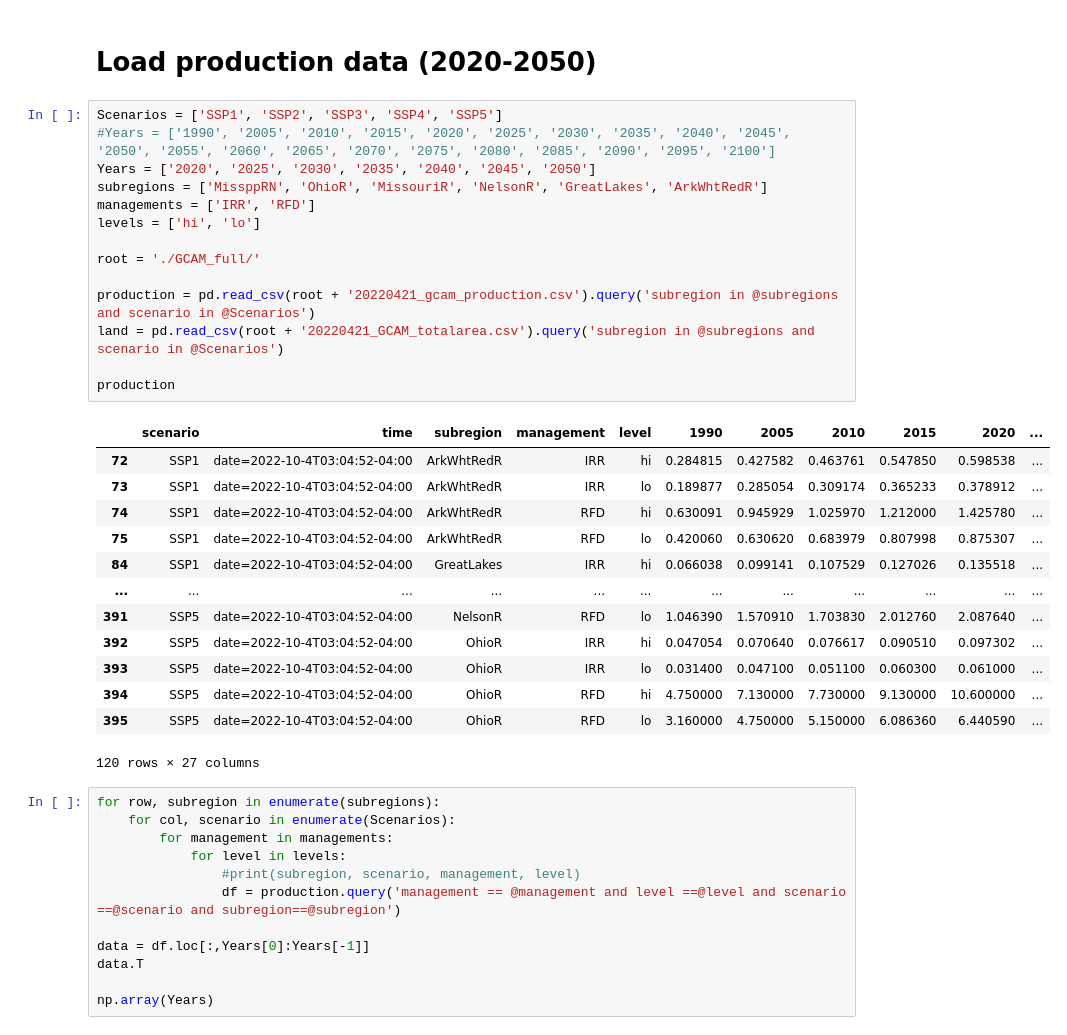
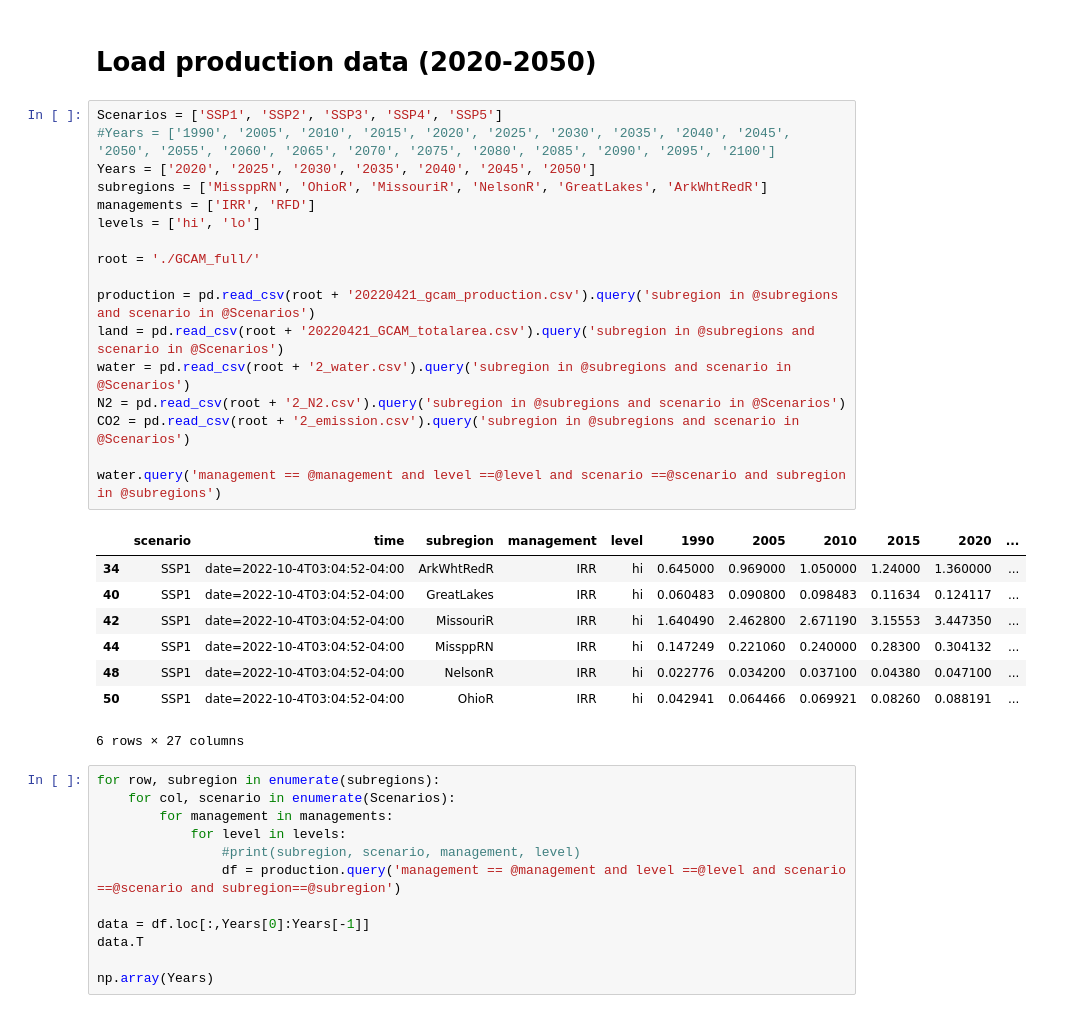
Before and after one commit to heishanmao/SYBModel, a Jupyter notebook: Exp-climate-change.ipynb, the cells around one changed output. Saved outputs shown, nothing was run; the diff lists cells and outputs as text.

Commit message:
GCAM production & land data analysis under various SSP assumptions add water, N2, Co2 the dynamics of production and available land (2020-2050) and (1996-2100)

```diff
--- a/Exp-climate-change.ipynb
+++ b/Exp-climate-change.ipynb
@@ -60,31 +60,29 @@ data
 # %%
 Scenarios = ['SSP1', 'SSP2', 'SSP3', 'SSP4', 'SSP5']
 #Years = ['1990', '2005', '2010', '2015', '2020', '2025', '2030', '2035', '2040', '2045', '2050', '2055', '2060', '2065', '2070', '2075', '2080', '2085', '2090', '2095', '2100']
 Years = ['2020', '2025', '2030', '2035', '2040', '2045', '2050']
 subregions = ['MissppRN', 'OhioR', 'MissouriR', 'NelsonR', 'GreatLakes', 'ArkWhtRedR']
 managements = ['IRR', 'RFD']
 levels = ['hi', 'lo']
 
 root = './GCAM_full/'
 
 production = pd.read_csv(root + '20220421_gcam_production.csv').query('subregion in @subregions and scenario in @Scenarios')
 land = pd.read_csv(root + '20220421_GCAM_totalarea.csv').query('subregion in @subregions and scenario in @Scenarios')
+water = pd.read_csv(root + '2_water.csv').query('subregion in @subregions and scenario in @Scenarios')
+N2 = pd.read_csv(root + '2_N2.csv').query('subregion in @subregions and scenario in @Scenarios')
+CO2 = pd.read_csv(root + '2_emission.csv').query('subregion in @subregions and scenario in @Scenarios')
 
-production
+water.query('management == @management and level ==@level and scenario ==@scenario and subregion in @subregions')
 # %% [output]
 |  | scenario | time | subregion | management | level | 1990 | 2005 | 2010 | 2015 | 2020 | ... |
-| 72 | SSP1 | date=2022-10-4T03:04:52-04:00 | ArkWhtRedR | IRR | hi | 0.284815 | 0.427582 | 0.463761 | 0.547850 | 0.598538 | ... |
-| 73 | SSP1 | date=2022-10-4T03:04:52-04:00 | ArkWhtRedR | IRR | lo | 0.189877 | 0.285054 | 0.309174 | 0.365233 | 0.378912 | ... |
-| 74 | SSP1 | date=2022-10-4T03:04:52-04:00 | ArkWhtRedR | RFD | hi | 0.630091 | 0.945929 | 1.025970 | 1.212000 | 1.425780 | ... |
-| 75 | SSP1 | date=2022-10-4T03:04:52-04:00 | ArkWhtRedR | RFD | lo | 0.420060 | 0.630620 | 0.683979 | 0.807998 | 0.875307 | ... |
-| 84 | SSP1 | date=2022-10-4T03:04:52-04:00 | GreatLakes | IRR | hi | 0.066038 | 0.099141 | 0.107529 | 0.127026 | 0.135518 | ... |
-| ... | ... | ... | ... | ... | ... | ... | ... | ... | ... | ... | ... |
-| 391 | SSP5 | date=2022-10-4T03:04:52-04:00 | NelsonR | RFD | lo | 1.046390 | 1.570910 | 1.703830 | 2.012760 | 2.087640 | ... |
-| 392 | SSP5 | date=2022-10-4T03:04:52-04:00 | OhioR | IRR | hi | 0.047054 | 0.070640 | 0.076617 | 0.090510 | 0.097302 | ... |
-| 393 | SSP5 | date=2022-10-4T03:04:52-04:00 | OhioR | IRR | lo | 0.031400 | 0.047100 | 0.051100 | 0.060300 | 0.061000 | ... |
-| 394 | SSP5 | date=2022-10-4T03:04:52-04:00 | OhioR | RFD | hi | 4.750000 | 7.130000 | 7.730000 | 9.130000 | 10.600000 | ... |
-| 395 | SSP5 | date=2022-10-4T03:04:52-04:00 | OhioR | RFD | lo | 3.160000 | 4.750000 | 5.150000 | 6.086360 | 6.440590 | ... |
+| 34 | SSP1 | date=2022-10-4T03:04:52-04:00 | ArkWhtRedR | IRR | hi | 0.645000 | 0.969000 | 1.050000 | 1.24000 | 1.360000 | ... |
+| 40 | SSP1 | date=2022-10-4T03:04:52-04:00 | GreatLakes | IRR | hi | 0.060483 | 0.090800 | 0.098483 | 0.11634 | 0.124117 | ... |
+| 42 | SSP1 | date=2022-10-4T03:04:52-04:00 | MissouriR | IRR | hi | 1.640490 | 2.462800 | 2.671190 | 3.15553 | 3.447350 | ... |
+| 44 | SSP1 | date=2022-10-4T03:04:52-04:00 | MissppRN | IRR | hi | 0.147249 | 0.221060 | 0.240000 | 0.28300 | 0.304132 | ... |
+| 48 | SSP1 | date=2022-10-4T03:04:52-04:00 | NelsonR | IRR | hi | 0.022776 | 0.034200 | 0.037100 | 0.04380 | 0.047100 | ... |
+| 50 | SSP1 | date=2022-10-4T03:04:52-04:00 | OhioR | IRR | hi | 0.042941 | 0.064466 | 0.069921 | 0.08260 | 0.088191 | ... |
-120 rows × 27 columns
+6 rows × 27 columns
 # %%
 for row, subregion in enumerate(subregions):
     for col, scenario in enumerate(Scenarios):
```
Also changed, not shown: parts of 7 cells of this notebook.
